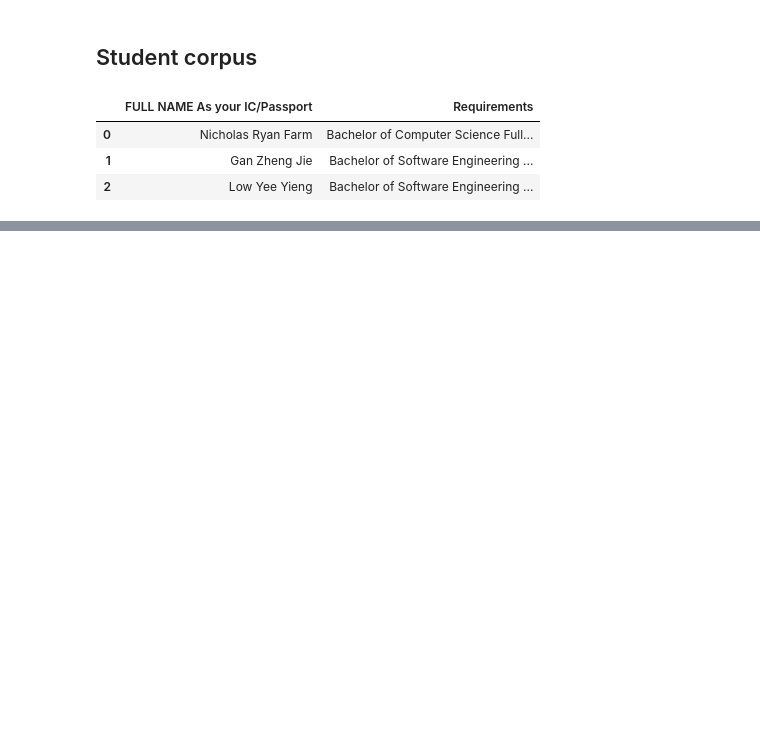
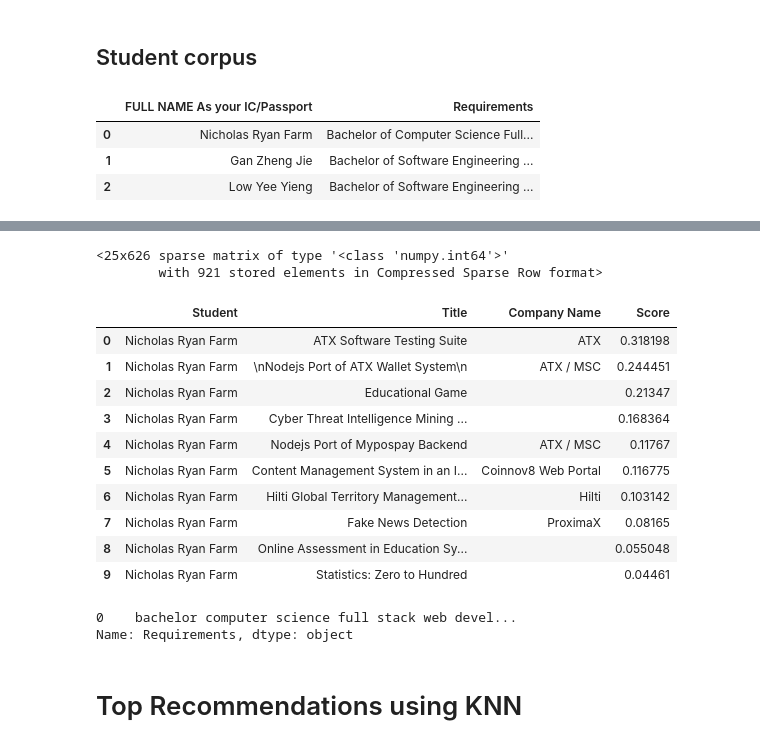
Before and after one commit to Huvinesh-Rajendran-12/CPRS_model, a Jupyter notebook: Recommendation Model.ipynb, the cells around one changed output, grey strips where cells are left out. Drawn from its saved outputs; the diff is of its cells as text; code cells hidden in the pictures; blank space fills up the shorter version.

```diff
--- a/Recommendation Model.ipynb
+++ b/Recommendation Model.ipynb
@@ -108,0 +123,3 @@ student_data['Requirements'] = student_data['Requirements'].apply(clean_txt)
+# %%
+student_data_1 = student_data.iloc[[index2]]
+student_data_1
@@ -108,0 +197,35 @@ student_data['Requirements'] = student_data['Requirements'].apply(clean_txt)
+# %%
+count_vect = CountVectorizer()
+
+# Fitting and transforming the vectorizer
+count_comb = count_vect.fit_transform((client_data['Requirements'])) #fitting and transforming the vector
+count_comb
+# %% [output]
+<25x626 sparse matrix of type '<class 'numpy.int64'>'
+        with 921 stored elements in Compressed Sparse Row format>
+# %%
+student_data_1_cv = count_vect.transform(student_data_1['Requirements'])
+cv_cos_stud_data = list(map(lambda x: cosine_similarity(student_data_1_cv, x), count_comb))
+# %%
+top10_cv_count = sorted(range(len(cv_cos_stud_data)), key = lambda i: cv_cos_stud_data[i], reverse = True)[:10]
+list_cv_count = [cv_cos_stud_data[i][0][0] for i in top10_cv_count]
+get_recommendation(top10_cv_count, client_data, list_cv_count)
+# %% [output]
+|  | Student | Title | Company Name | Score |
+| 0 | Nicholas Ryan Farm | ATX Software Testing Suite | ATX | 0.318198 |
+| 1 | Nicholas Ryan Farm | \nNodejs Port of ATX Wallet System\n | ATX / MSC | 0.244451 |
+| 2 | Nicholas Ryan Farm | Educational Game |  | 0.21347 |
+| 3 | Nicholas Ryan Farm | Cyber Threat Intelligence Mining ... |  | 0.168364 |
+| 4 | Nicholas Ryan Farm | Nodejs Port of Mypospay Backend | ATX / MSC | 0.11767 |
+| 5 | Nicholas Ryan Farm | Content Management System in an I... | Coinnov8 Web Portal | 0.116775 |
+| 6 | Nicholas Ryan Farm | Hilti Global Territory Management... | Hilti | 0.103142 |
+| 7 | Nicholas Ryan Farm | Fake News Detection | ProximaX | 0.08165 |
+| 8 | Nicholas Ryan Farm | Online Assessment in Education Sy... |  | 0.055048 |
+| 9 | Nicholas Ryan Farm | Statistics: Zero to Hundred |  | 0.04461 |
+# %%
+print(student_data_1['Requirements'])
+# %% [output]
+0    bachelor computer science full stack web devel...
+Name: Requirements, dtype: object
+# %% [markdown]
+# Top Recommendations using KNN
```
Also changed, not shown: parts of 10 cells of this notebook.
